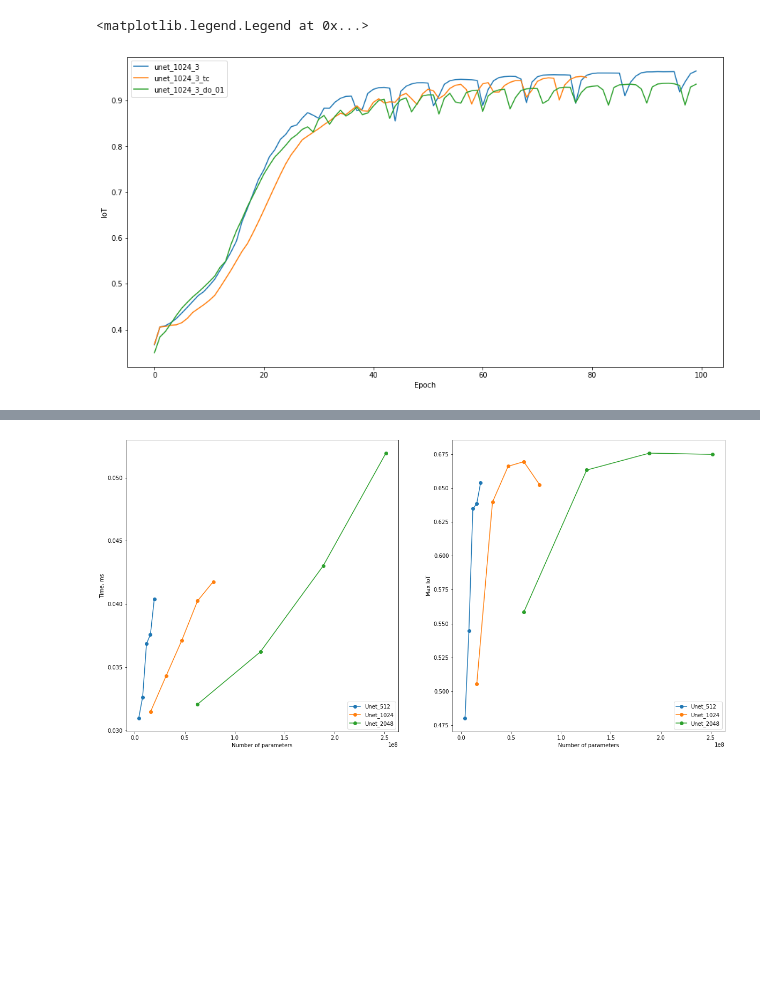
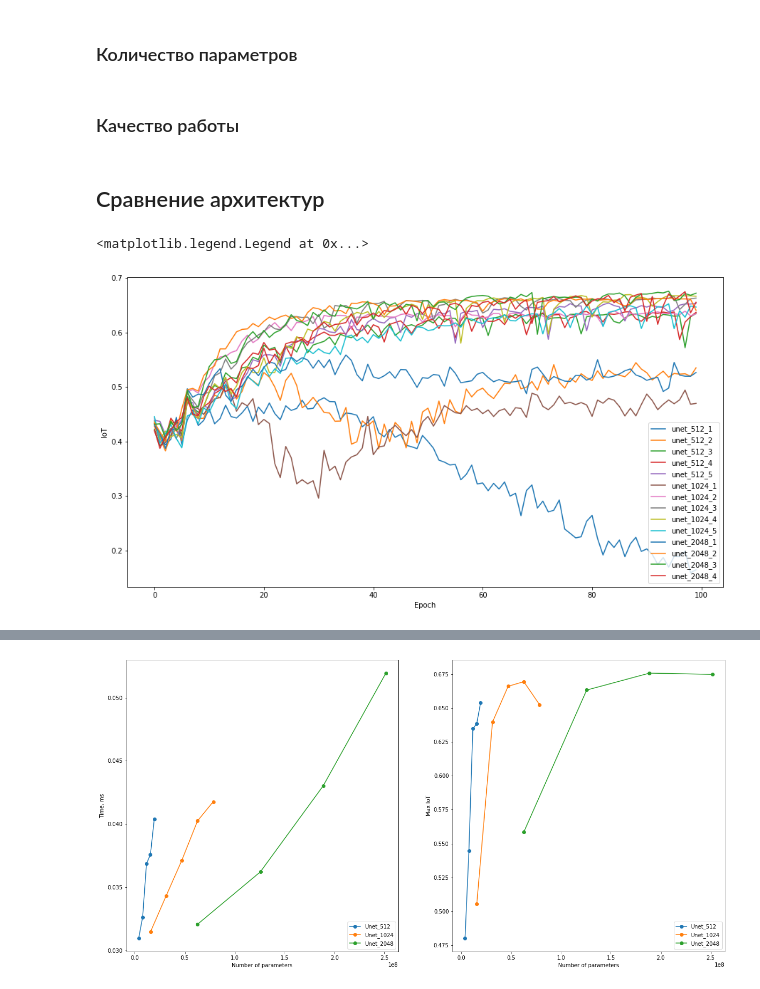
Before and after one commit to RobertVoropaev/InteriorRecognitionSystem, a Jupyter notebook: 6.Metrics.ipynb, the cells around one changed output, grey strips where cells are left out. Saved outputs shown, nothing was run; the diff lists cells and outputs as text; code cells hidden in the pictures; blank space fills up the shorter version.

```diff
--- a/6.Metrics.ipynb
+++ b/6.Metrics.ipynb
@@ -53,0 +94,2 @@ unet_1024_do_05 = pd.read_csv("callbacks/Unet_1024_dropout_3_dp_05_06.08_22-31/l
+# %% [markdown]
+### Количество параметров
@@ -53,0 +128,2 @@ unet_1024_do_05 = pd.read_csv("callbacks/Unet_1024_dropout_3_dp_05_06.08_22-31/l
+# %% [markdown]
+### Качество работы
@@ -54,33 +162,29 @@ unet_1024_do_05 = pd.read_csv("callbacks/Unet_1024_dropout_3_dp_05_06.08_22-31/l
+# %% [markdown]
+## Сравнение архитектур
 # %%
 plt.figure(figsize=(15, 8))
 
-# plt.plot(unet_512_1.epoch, unet_512_1.jaccard_coef, label="unet_512_1")
-# plt.plot(unet_512_2.epoch, unet_512_2.jaccard_coef, label="unet_512_2")
-# plt.plot(unet_512_3.epoch, unet_512_3.jaccard_coef, label="unet_512_3")
-# plt.plot(unet_512_4.epoch, unet_512_4.jaccard_coef, label="unet_512_4")
-# plt.plot(unet_512_5.epoch, unet_512_5.jaccard_coef, label="unet_512_5")
+plt.plot(unet_512_1.epoch, unet_512_1.val_jaccard_coef, label="unet_512_1")
+plt.plot(unet_512_2.epoch, unet_512_2.val_jaccard_coef, label="unet_512_2")
+plt.plot(unet_512_3.epoch, unet_512_3.val_jaccard_coef, label="unet_512_3")
+plt.plot(unet_512_4.epoch, unet_512_4.val_jaccard_coef, label="unet_512_4")
+plt.plot(unet_512_5.epoch, unet_512_5.val_jaccard_coef, label="unet_512_5")
 
-# plt.plot(unet_1024_1.epoch, unet_1024_1.jaccard_coef, label="unet_1024_1")
-# plt.plot(unet_1024_2.epoch, unet_1024_2.jaccard_coef, label="unet_1024_2")
-plt.plot(unet_1024_3.epoch, unet_1024_3.jaccard_coef, label="unet_1024_3")
-# plt.plot(unet_1024_4.epoch, unet_1024_4.jaccard_coef, label="unet_1024_4")
-# plt.plot(unet_1024_5.epoch, unet_1024_5.jaccard_coef, label="unet_1024_5")
+plt.plot(unet_1024_1.epoch, unet_1024_1.val_jaccard_coef, label="unet_1024_1")
+plt.plot(unet_1024_2.epoch, unet_1024_2.val_jaccard_coef, label="unet_1024_2")
+plt.plot(unet_1024_3.epoch, unet_1024_3.val_jaccard_coef, label="unet_1024_3")
+plt.plot(unet_1024_4.epoch, unet_1024_4.val_jaccard_coef, label="unet_1024_4")
+plt.plot(unet_1024_5.epoch, unet_1024_5.val_jaccard_coef, label="unet_1024_5")
 
-# plt.plot(unet_2048_1.epoch, unet_2048_1.jaccard_coef, label="unet_2048_1")
-# plt.plot(unet_2048_2.epoch, unet_2048_2.jaccard_coef, label="unet_2048_2")
-# plt.plot(unet_2048_3.epoch, unet_2048_3.jaccard_coef, label="unet_2048_3")
-# plt.plot(unet_2048_4.epoch, unet_2048_4.jaccard_coef, label="unet_2048_4")
-# plt.plot(unet_2048_5.epoch, unet_2048_5.jaccard_coef, label="unet_2048_5")
-
-# plt.plot(unet_1024_bn.epoch, unet_1024_bn.jaccard_coef, label="unet_1024_3_bn")
-plt.plot(unet_1024_tc.epoch, unet_1024_tc.jaccard_coef, label="unet_1024_3_tc")
-plt.plot(unet_1024_do_01.epoch, unet_1024_do_01.jaccard_coef, label="unet_1024_3_do_01")
-# plt.plot(unet_1024_do_02.epoch, unet_1024_do_02.jaccard_coef, label="unet_1024_3_do_02")
-plt.plot(unet_1024_do_03.epoch, unet_1024_do_03.jaccard_coef, label="unet_1024_3_do_03")
+plt.plot(unet_2048_1.epoch, unet_2048_1.val_jaccard_coef, label="unet_2048_1")
+plt.plot(unet_2048_2.epoch, unet_2048_2.val_jaccard_coef, label="unet_2048_2")
+plt.plot(unet_2048_3.epoch, unet_2048_3.val_jaccard_coef, label="unet_2048_3")
+plt.plot(unet_2048_4.epoch, unet_2048_4.val_jaccard_coef, label="unet_2048_4")
+#plt.plot(unet_2048_5.epoch, unet_2048_5.val_jaccard_coef, label="unet_2048_5")
 
 plt.xlabel("Epoch")
 plt.ylabel("IoT")
 plt.legend()
 # %% [output]
 <matplotlib.legend.Legend at 0x...>
-[figure, old version]
+[figure, new version]
```
Also changed, not shown: parts of 26 cells of this notebook, 3 other files.
